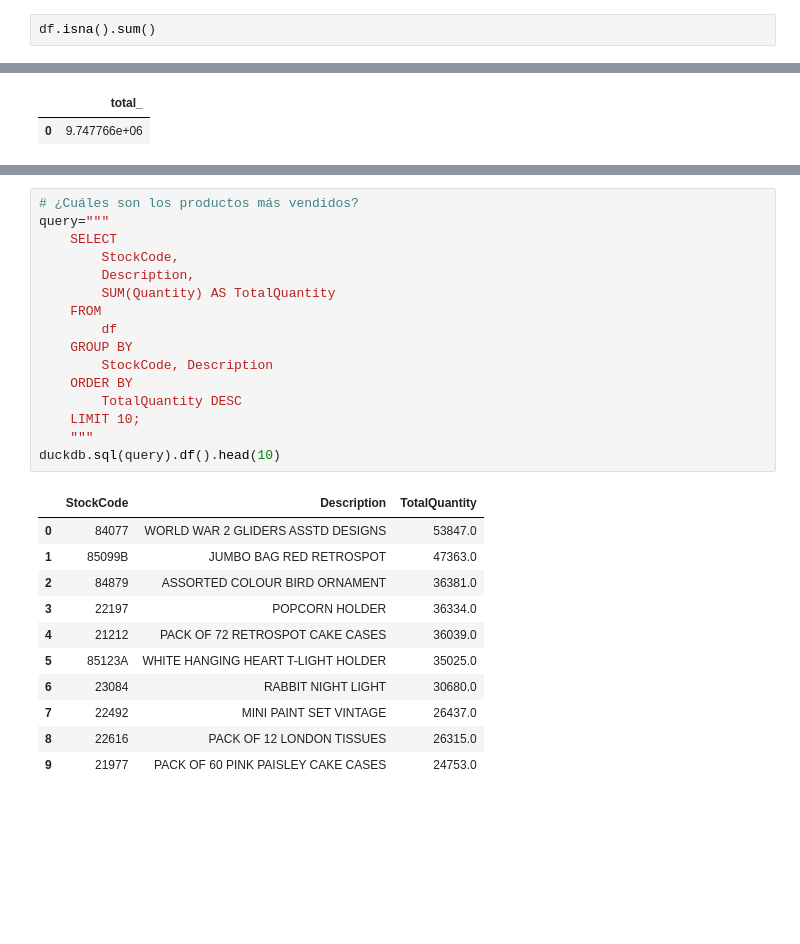
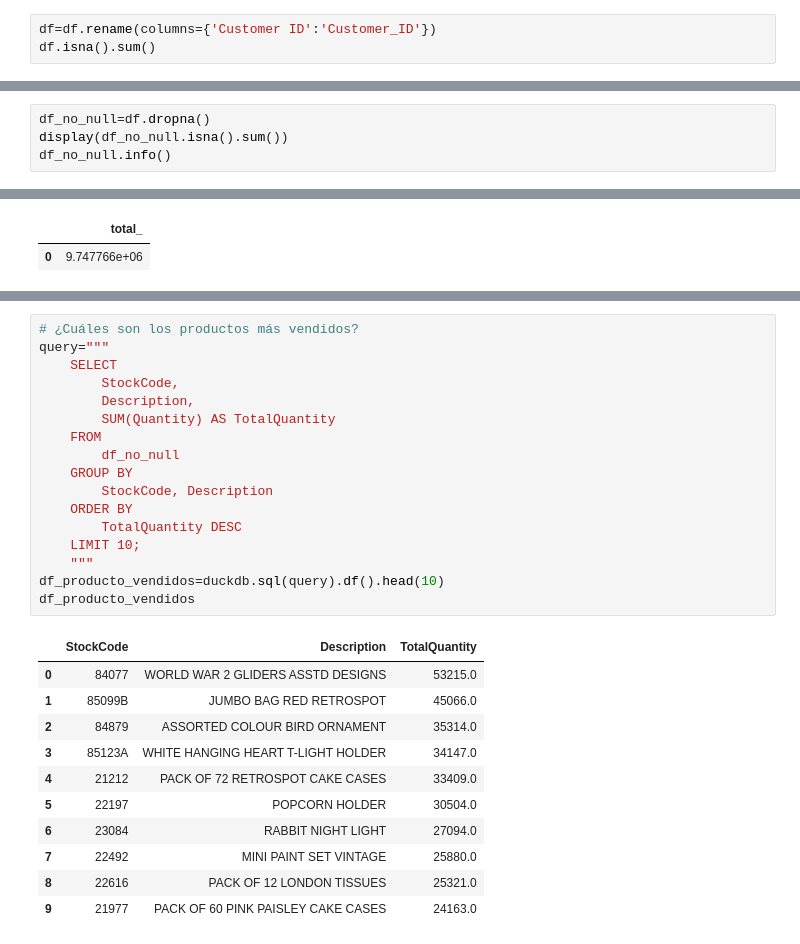
Before and after one commit to StalkerData/Ciencia_de_Datos, a Jupyter notebook: Nivel_2/analisis_ventas_sql/notebooks/analisis_ventas.ipynb, the cells around one changed output, grey strips where cells are left out. Drawn from its saved outputs; the diff is of its cells as text; blank space fills up the shorter version.

```diff
--- a/Nivel_2/analisis_ventas_sql/notebooks/analisis_ventas.ipynb
+++ b/Nivel_2/analisis_ventas_sql/notebooks/analisis_ventas.ipynb
@@ -68,5 +66,6 @@ Nombres de las hojas: ['Year 2009-2010', 'Year 2010-2011']
 | 541909 | 581587 | POST | POSTAGE | 1 | 2011-12-09 12:50:00 | 18.00 | 12680.0 | France |
 541910 rows × 8 columns
 # %%
+df=df.rename(columns={'Customer ID':'Customer_ID'})
 df.isna().sum()
 # %% [output]
@@ -121 +100,5 @@ dtypes: datetime64[ns](1), float64(1), int64(1), object(5)
 memory usage: 33.1+ MB
+# %%
+df_no_null=df.dropna()
+display(df_no_null.isna().sum())
+df_no_null.info()
@@ -156,28 +206,29 @@ duckdb.sql(query).df().head(10)
 # %%
 # ¿Cuáles son los productos más vendidos?
 query="""
     SELECT
         StockCode,
         Description,
         SUM(Quantity) AS TotalQuantity
     FROM
-        df
+        df_no_null
     GROUP BY
         StockCode, Description
     ORDER BY
         TotalQuantity DESC
     LIMIT 10;
     """
-duckdb.sql(query).df().head(10)
+df_producto_vendidos=duckdb.sql(query).df().head(10)
+df_producto_vendidos
 # %% [output]
 |  | StockCode | Description | TotalQuantity |
-| 0 | 84077 | WORLD WAR 2 GLIDERS ASSTD DESIGNS | 53847.0 |
-| 1 | 85099B | JUMBO BAG RED RETROSPOT | 47363.0 |
-| 2 | 84879 | ASSORTED COLOUR BIRD ORNAMENT | 36381.0 |
-| 3 | 22197 | POPCORN HOLDER | 36334.0 |
-| 4 | 21212 | PACK OF 72 RETROSPOT CAKE CASES | 36039.0 |
-| 5 | 85123A | WHITE HANGING HEART T-LIGHT HOLDER | 35025.0 |
-| 6 | 23084 | RABBIT NIGHT LIGHT | 30680.0 |
-| 7 | 22492 | MINI PAINT SET VINTAGE | 26437.0 |
-| 8 | 22616 | PACK OF 12 LONDON TISSUES | 26315.0 |
-| 9 | 21977 | PACK OF 60 PINK PAISLEY CAKE CASES | 24753.0 |
+| 0 | 84077 | WORLD WAR 2 GLIDERS ASSTD DESIGNS | 53215.0 |
+| 1 | 85099B | JUMBO BAG RED RETROSPOT | 45066.0 |
+| 2 | 84879 | ASSORTED COLOUR BIRD ORNAMENT | 35314.0 |
+| 3 | 85123A | WHITE HANGING HEART T-LIGHT HOLDER | 34147.0 |
+| 4 | 21212 | PACK OF 72 RETROSPOT CAKE CASES | 33409.0 |
+| 5 | 22197 | POPCORN HOLDER | 30504.0 |
+| 6 | 23084 | RABBIT NIGHT LIGHT | 27094.0 |
+| 7 | 22492 | MINI PAINT SET VINTAGE | 25880.0 |
+| 8 | 22616 | PACK OF 12 LONDON TISSUES | 25321.0 |
+| 9 | 21977 | PACK OF 60 PINK PAISLEY CAKE CASES | 24163.0 |
```
Also changed, not shown: parts of 13 cells of this notebook.
